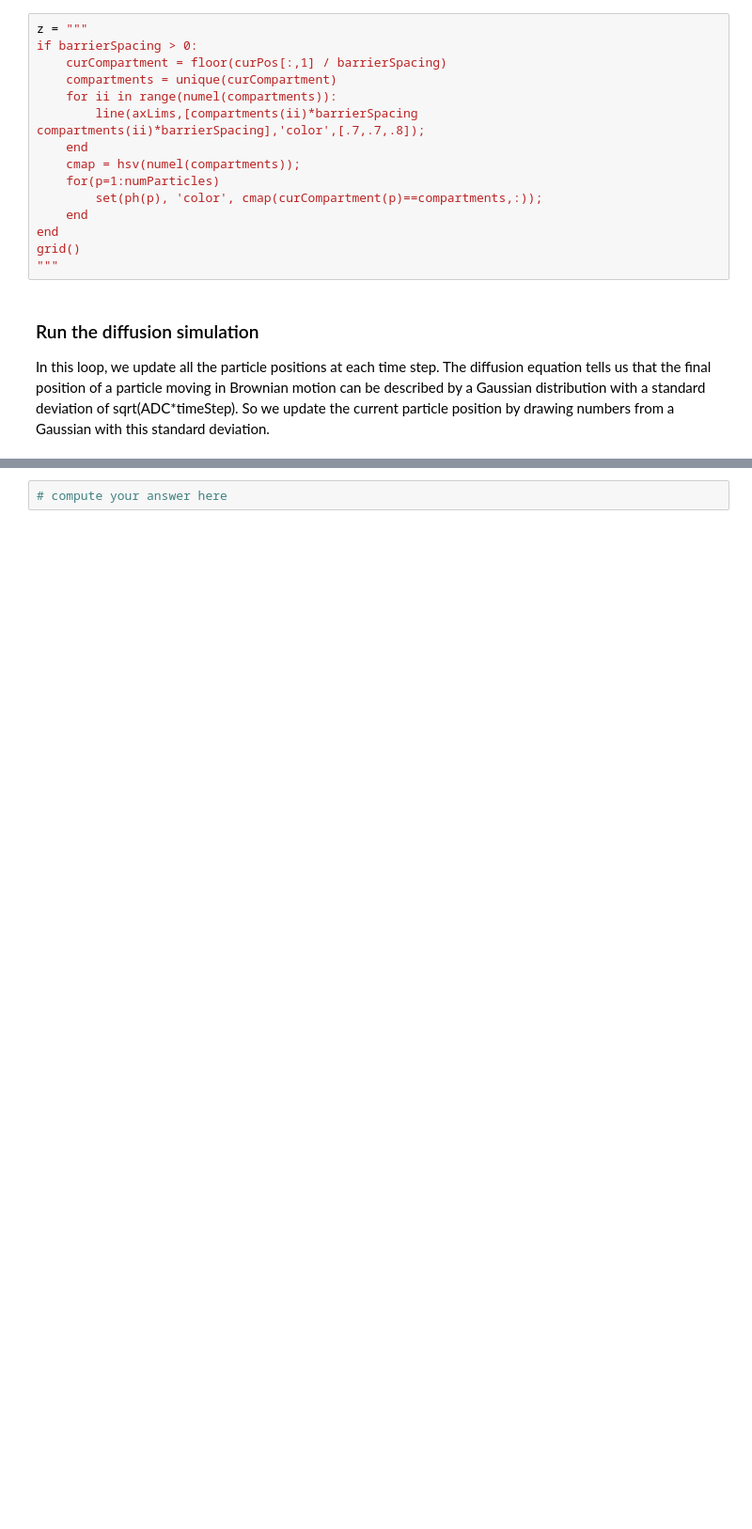
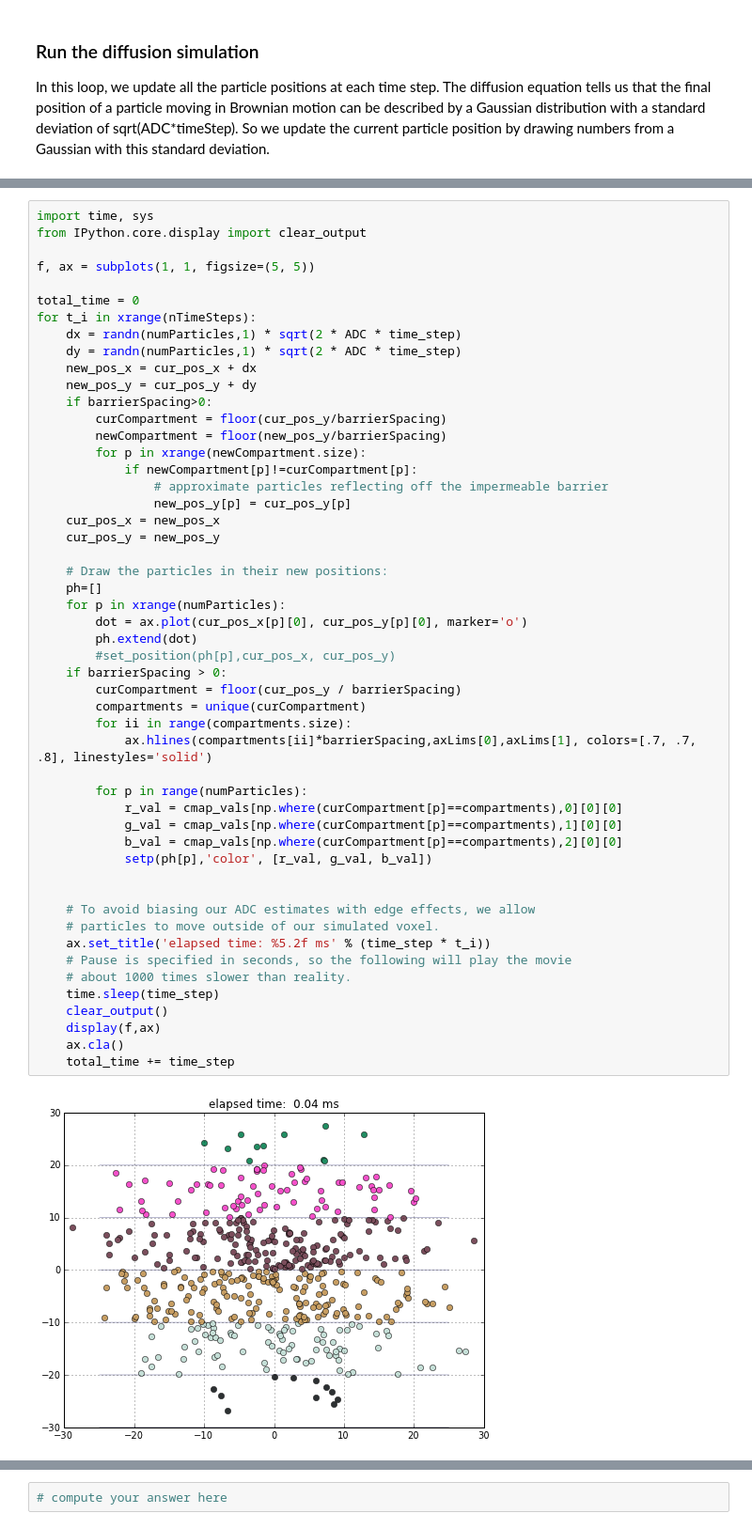
Before and after one commit to cni/psych204a, a Jupyter notebook: mrDiffusion.ipynb, the cells around one changed output, grey strips where cells are left out. Shown at 94% size. Cells and saved outputs as stored; diff of their text form; blank space fills up the shorter version.

```diff
--- a/mrDiffusion.ipynb
+++ b/mrDiffusion.ipynb
@@ -137,18 +141,3 @@ for t_i in xrange(nTimeSteps):
-# %%
-z = """
-if barrierSpacing > 0:
-    curCompartment = floor(curPos[:,1] / barrierSpacing)
-    compartments = unique(curCompartment)
-    for ii in range(numel(compartments)):
-        line(axLims,[compartments(ii)*barrierSpacing compartments(ii)*barrierSpacing],'color',[.7,.7,.8]);
-    end
-    cmap = hsv(numel(compartments));
-    for(p=1:numParticles)
-        set(ph(p), 'color', cmap(curCompartment(p)==compartments,:));
-    end
-end
-grid()
-"""
 # %% [markdown]
 ### Run the diffusion simulation
 
@@ -186,0 +145,53 @@ hold off;
+# %%
+import time, sys
+from IPython.core.display import clear_output
+
+f, ax = subplots(1, 1, figsize=(5, 5))
+
+total_time = 0
+for t_i in xrange(nTimeSteps):
+    dx = randn(numParticles,1) * sqrt(2 * ADC * time_step)
+    dy = randn(numParticles,1) * sqrt(2 * ADC * time_step)
+    new_pos_x = cur_pos_x + dx
+    new_pos_y = cur_pos_y + dy
+    if barrierSpacing>0:
+        curCompartment = floor(cur_pos_y/barrierSpacing)
+        newCompartment = floor(new_pos_y/barrierSpacing)
+        for p in xrange(newCompartment.size):
+            if newCompartment[p]!=curCompartment[p]:
+                # approximate particles reflecting off the impermeable barrier
+                new_pos_y[p] = cur_pos_y[p]
+    cur_pos_x = new_pos_x
+    cur_pos_y = new_pos_y
+
+    # Draw the particles in their new positions:
+    ph=[]
+    for p in xrange(numParticles):
+        dot = ax.plot(cur_pos_x[p][0], cur_pos_y[p][0], marker='o')
+        ph.extend(dot)
+        #set_position(ph[p],cur_pos_x, cur_pos_y)
+    if barrierSpacing > 0:
+        curCompartment = floor(cur_pos_y / barrierSpacing)
+        compartments = unique(curCompartment)
+        for ii in range(compartments.size):
+            ax.hlines(compartments[ii]*barrierSpacing,axLims[0],axLims[1], colors=[.7, .7, .8], linestyles='solid')
+
+        for p in range(numParticles):
+            r_val = cmap_vals[np.where(curCompartment[p]==compartments),0][0][0]
+            g_val = cmap_vals[np.where(curCompartment[p]==compartments),1][0][0]
+            b_val = cmap_vals[np.where(curCompartment[p]==compartments),2][0][0]
+            setp(ph[p],'color', [r_val, g_val, b_val])
+
+
+    # To avoid biasing our ADC estimates with edge effects, we allow
+    # particles to move outside of our simulated voxel.
+    ax.set_title('elapsed time: %5.2f ms' % (time_step * t_i))
+    # Pause is specified in seconds, so the following will play the movie
+    # about 1000 times slower than reality.
+    time.sleep(time_step)
+    clear_output()
+    display(f,ax)
+    ax.cla()
+    total_time += time_step
+# %% [output]
+[figure, added]
```
Also changed, not shown: parts of 14 cells of this notebook.
